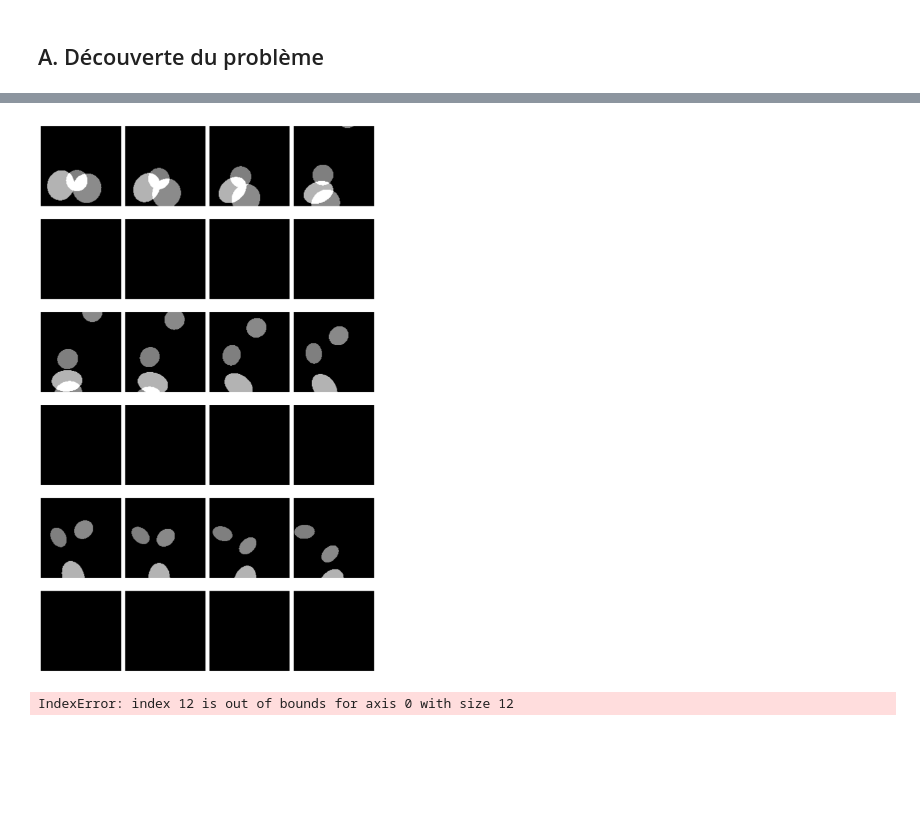
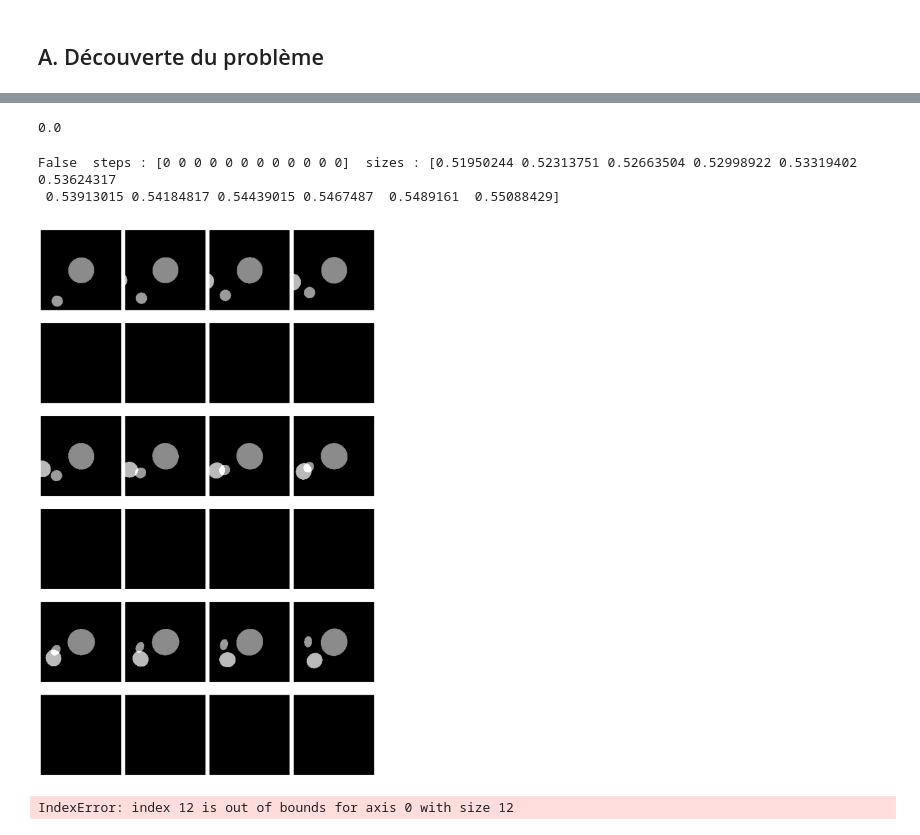
Before and after one commit to nanopiero/spatialisation_grele, a Jupyter notebook: presentation.ipynb, the cells around one changed output, grey strips where cells are left out. Saved outputs shown, nothing was run; the diff lists cells and outputs as text; code cells hidden in the pictures; blank space fills up the shorter version.

```diff
--- a/presentation.ipynb
+++ b/presentation.ipynb
@@ -499,15 +488,21 @@ array([0.        , 0.        , 0.        , 0.        , 0.41769649,
+# %%
+image[:,1].min()
+# %% [output]
+0.0
 # %%
 S = 172
 # in the dataset :
 # image = spatialized_gt(ndiscs=4, size=S, nsteps=12)
-image = spatialized_gt(ndiscs=4, size=128, nsteps=12, centered=False)
+image = spatialized_gt(ndiscs=3, size=172, nsteps=12,stratification='occurrence', centered=True)
 device = torch.device('cpu')
 images = torch.tensor(image).unsqueeze(0).float().to(device)
 
 
 plot_images(image[:,0], image[:,1], 0)
 # %% [output]
+False  steps : [0 0 0 0 0 0 0 0 0 0 0 0]  sizes : [0.51950244 0.52313751 0.52663504 0.52998922 0.53319402 0.53624317
+ 0.53913015 0.54184817 0.54439015 0.5467487  0.5489161  0.55088429]
-[figure, old version]
+[figure, new version]
 # %%
 S = 64
 # in the dataset :
```
Also changed, not shown: parts of 2 cells of this notebook.
